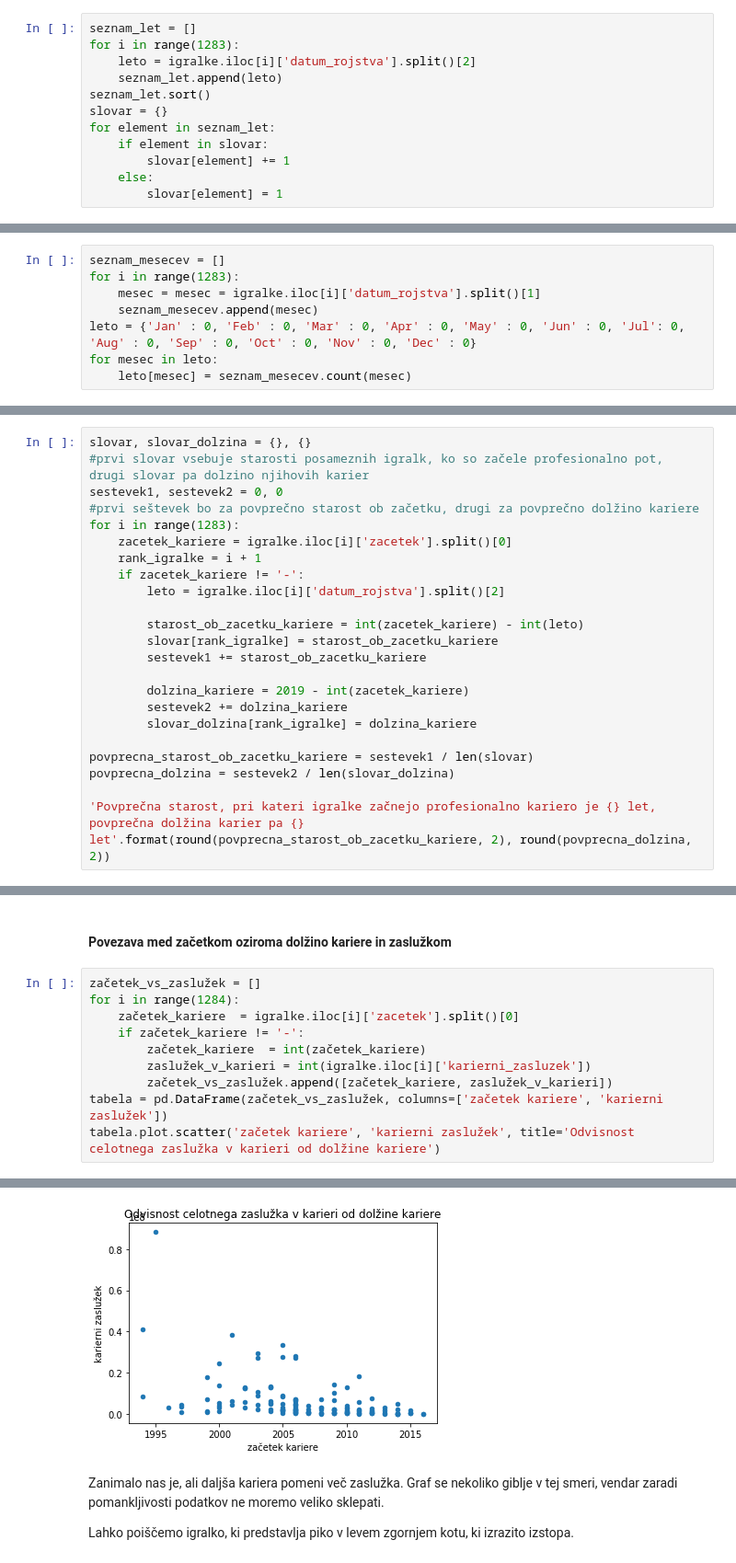
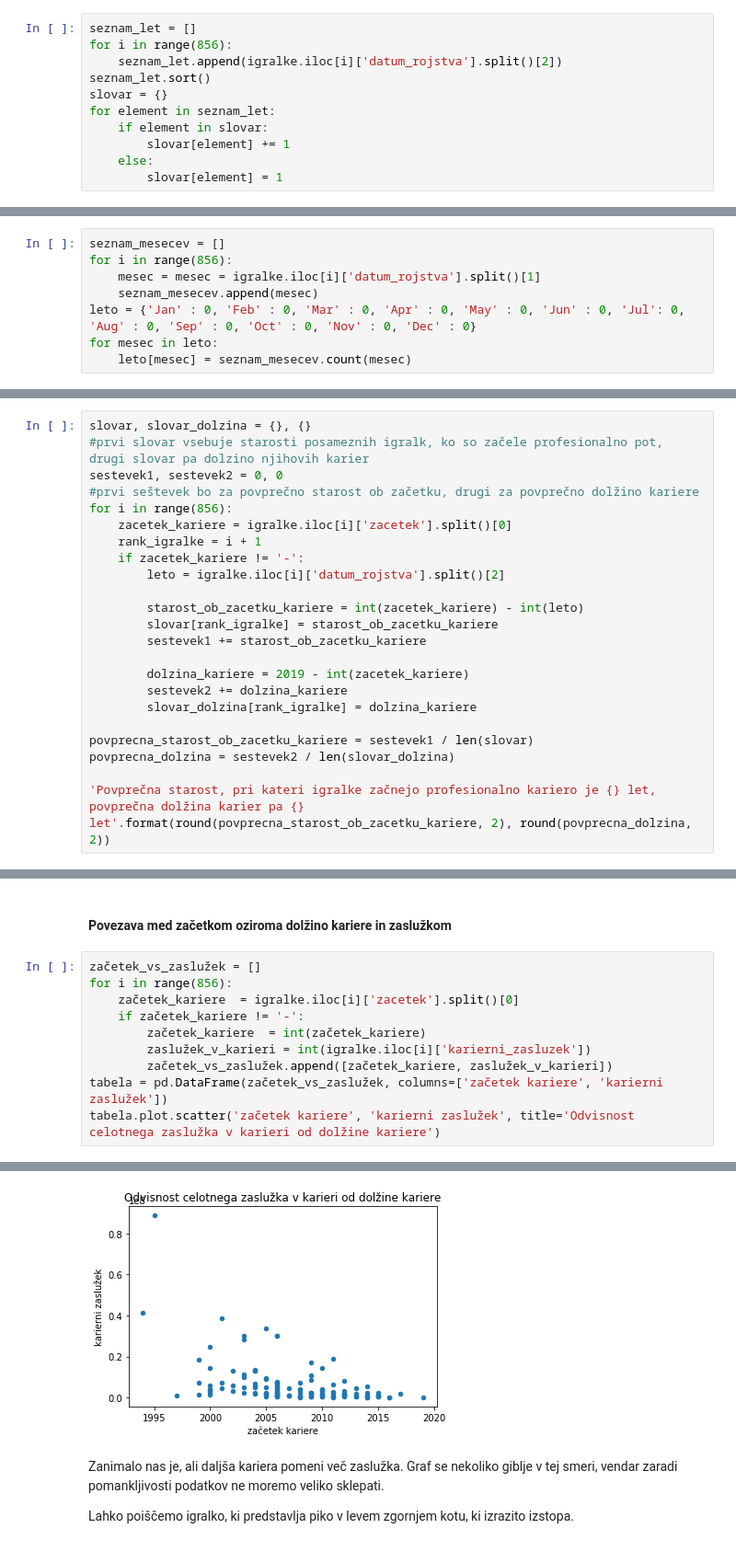
Before and after one commit to evgenijja/prog1, a Jupyter notebook: projektna_naloga.ipynb, the cells around one changed output, grey strips where cells are left out. Shown at 92% size. Cells and saved outputs as stored; diff of their text form.

```diff
--- a/projektna_naloga.ipynb
+++ b/projektna_naloga.ipynb
@@ -139,8 +152,7 @@ Katerega leta je rojenih največ igralk?
 # %%
 seznam_let = []
-for i in range(1283):
-    leto = igralke.iloc[i]['datum_rojstva'].split()[2]
-    seznam_let.append(leto)
+for i in range(856):
+    seznam_let.append(igralke.iloc[i]['datum_rojstva'].split()[2])
 seznam_let.sort()
 slovar = {}
 for element in seznam_let:
@@ -165,6 +177,6 @@ V mlajših kategorijah je hitrost razvoja tekmovalcev in tekmovalk tako velika,
 # %%
 seznam_mesecev = []
-for i in range(1283):
+for i in range(856):
     mesec = mesec = igralke.iloc[i]['datum_rojstva'].split()[1]
     seznam_mesecev.append(mesec)
 leto = {'Jan' : 0, 'Feb' : 0, 'Mar' : 0, 'Apr' : 0, 'May' : 0, 'Jun' : 0, 'Jul': 0, 'Aug' : 0, 'Sep' : 0, 'Oct' : 0, 'Nov' : 0, 'Dec' : 0}
@@ -207,7 +219,7 @@ slovar, slovar_dolzina = {}, {}
 #prvi slovar vsebuje starosti posameznih igralk, ko so začele profesionalno pot, drugi slovar pa dolzino njihovih karier
 sestevek1, sestevek2 = 0, 0
 #prvi seštevek bo za povprečno starost ob začetku, drugi za povprečno dolžino kariere
-for i in range(1283):
+for i in range(856):
     zacetek_kariere = igralke.iloc[i]['zacetek'].split()[0]
     rank_igralke = i + 1
     if zacetek_kariere != '-':
@@ -291,17 +302,17 @@ Vidimo, da se procent levičark giblje pod 20 %, pri prvih 10 igralkah naraste n
 #### Povezava med začetkom oziroma dolžino kariere in zaslužkom
 # %%
 začetek_vs_zaslužek = []
-for i in range(1284):
+for i in range(856):
     začetek_kariere  = igralke.iloc[i]['zacetek'].split()[0]
     if začetek_kariere != '-':
         začetek_kariere  = int(začetek_kariere)
         zaslužek_v_karieri = int(igralke.iloc[i]['karierni_zasluzek'])
         začetek_vs_zaslužek.append([začetek_kariere, zaslužek_v_karieri])
 tabela = pd.DataFrame(začetek_vs_zaslužek, columns=['začetek kariere', 'karierni zaslužek'])
 tabela.plot.scatter('začetek kariere', 'karierni zaslužek', title='Odvisnost celotnega zaslužka v karieri od dolžine kariere')
 # %% [output]
 <matplotlib.axes._subplots.AxesSubplot at 0x...>
-[figure, old version]
+[figure, new version]
 # %% [markdown]
 Zanimalo nas je, ali daljša kariera pomeni več zaslužka. Graf se nekoliko giblje v tej smeri, vendar zaradi pomankljivosti podatkov ne moremo veliko sklepati.
 
```
Also changed, not shown: parts of 30 cells of this notebook.
